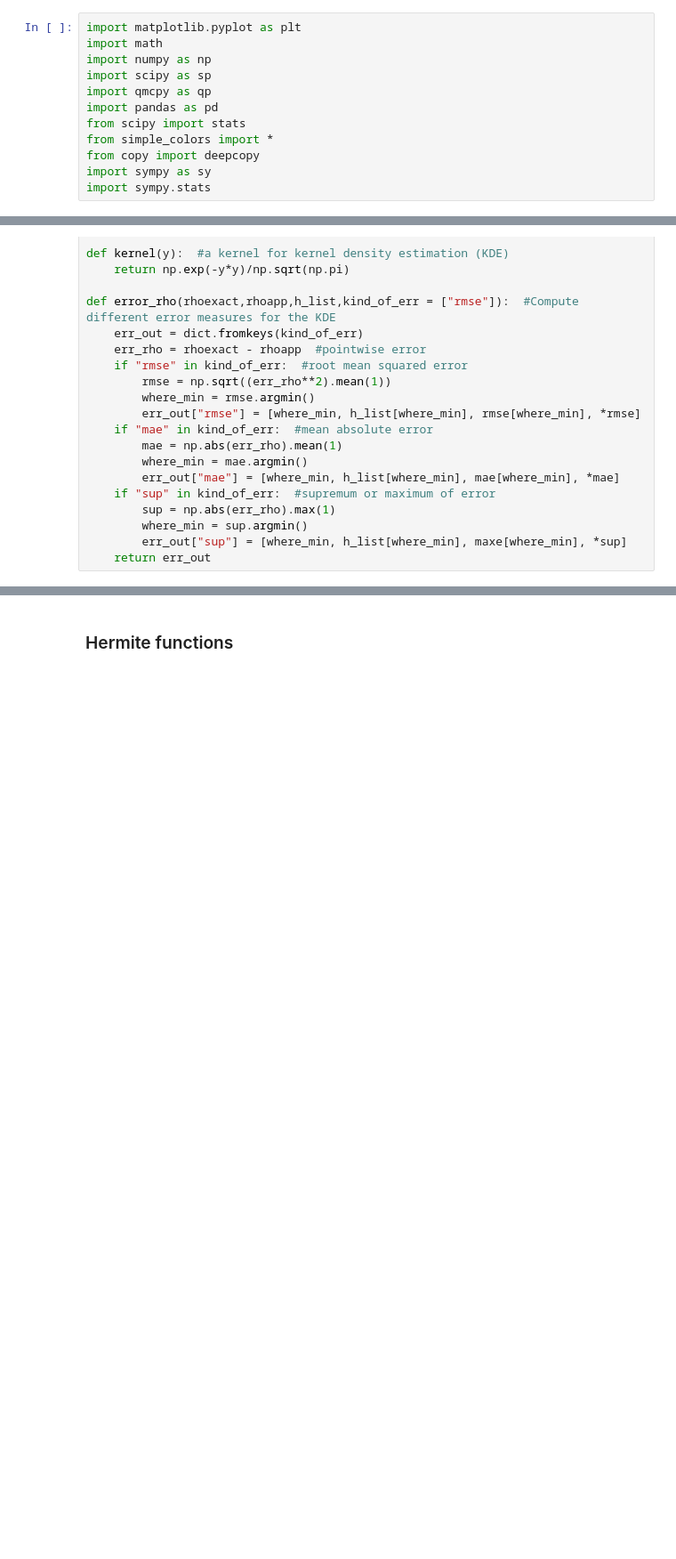
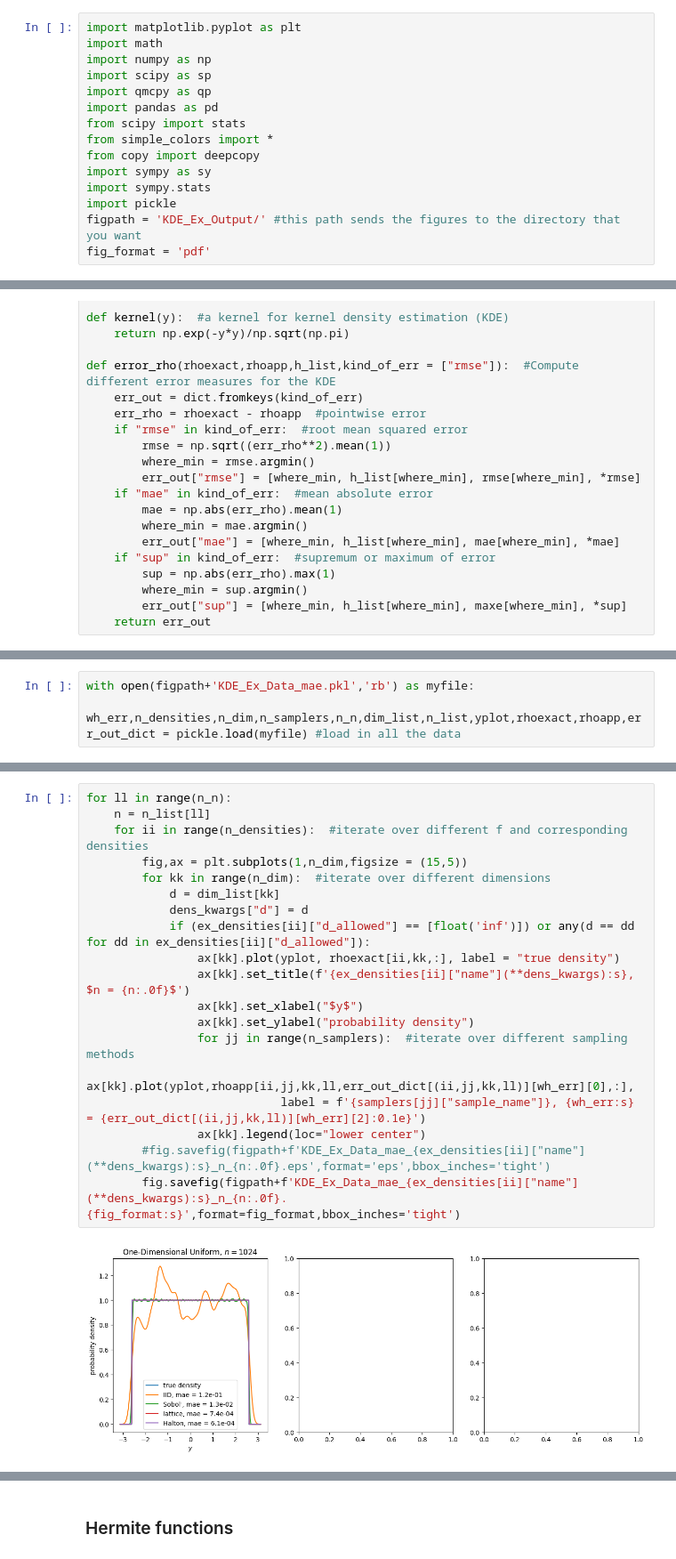
Before and after one commit to QMCSoftware/QMCSoftware, a Jupyter notebook: demos/KDE_Examples.ipynb, the cells around one changed output, grey strips where cells are left out. Shown at 89% size. Drawn from its saved outputs; the diff is of its cells as text; blank space fills up the shorter version.

```diff
--- a/demos/KDE_Examples.ipynb
+++ b/demos/KDE_Examples.ipynb
@@ -12,6 +12,9 @@ from simple_colors import *
 from copy import deepcopy
 import sympy as sy
 import sympy.stats
+import pickle
+figpath = 'KDE_Ex_Output/' #this path sends the figures to the directory that you want
+fig_format = 'pdf'
 # %% [markdown]
 ### Some LaTeX macros (hidden in math mode)
 $
@@ -108,0 +113,3 @@ def error_rho(rhoexact,rhoapp,h_list,kind_of_err = ["rmse"]):  #Compute differen
+# %%
+with open(figpath+'KDE_Ex_Data_mae.pkl','rb') as myfile:
+    wh_err,n_densities,n_dim,n_samplers,n_n,dim_list,n_list,yplot,rhoexact,rhoapp,err_out_dict = pickle.load(myfile) #load in all the data
@@ -108,0 +125,21 @@ def error_rho(rhoexact,rhoapp,h_list,kind_of_err = ["rmse"]):  #Compute differen
+# %%
+for ll in range(n_n):
+    n = n_list[ll]
+    for ii in range(n_densities):  #iterate over different f and corresponding densities
+        fig,ax = plt.subplots(1,n_dim,figsize = (15,5))
+        for kk in range(n_dim):  #iterate over different dimensions
+            d = dim_list[kk]
+            dens_kwargs["d"] = d
+            if (ex_densities[ii]["d_allowed"] == [float('inf')]) or any(d == dd for dd in ex_densities[ii]["d_allowed"]):
+                ax[kk].plot(yplot, rhoexact[ii,kk,:], label = "true density")
+                ax[kk].set_title(f'{ex_densities[ii]["name"](**dens_kwargs):s}, $n = {n:.0f}$')
+                ax[kk].set_xlabel("$y$")
+                ax[kk].set_ylabel("probability density")
+                for jj in range(n_samplers):  #iterate over different sampling methods
+                    ax[kk].plot(yplot,rhoapp[ii,jj,kk,ll,err_out_dict[(ii,jj,kk,ll)][wh_err][0],:],
+                            label = f'{samplers[jj]["sample_name"]}, {wh_err:s} = {err_out_dict[(ii,jj,kk,ll)][wh_err][2]:0.1e}')
+                ax[kk].legend(loc="lower center")
+        #fig.savefig(figpath+f'KDE_Ex_Data_mae_{ex_densities[ii]["name"](**dens_kwargs):s}_n_{n:.0f}.eps',format='eps',bbox_inches='tight')
+        fig.savefig(figpath+f'KDE_Ex_Data_mae_{ex_densities[ii]["name"](**dens_kwargs):s}_n_{n:.0f}.{fig_format:s}',format=fig_format,bbox_inches='tight')
+# %% [output]
+[figure, added]
```
Also changed, not shown: parts of 7 cells of this notebook, 1 other file.
